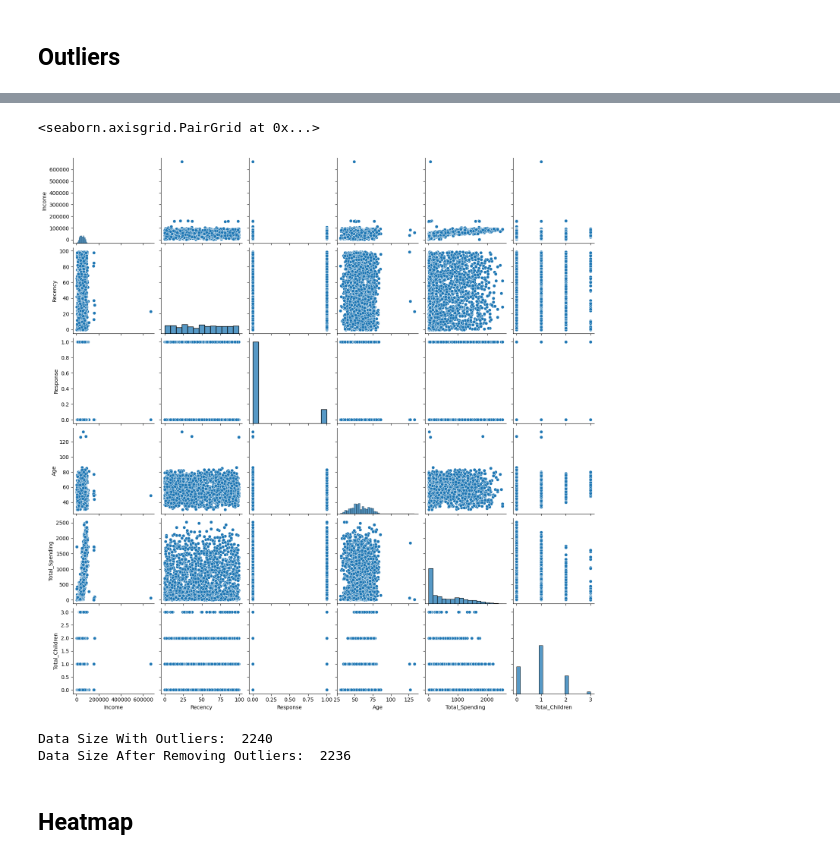
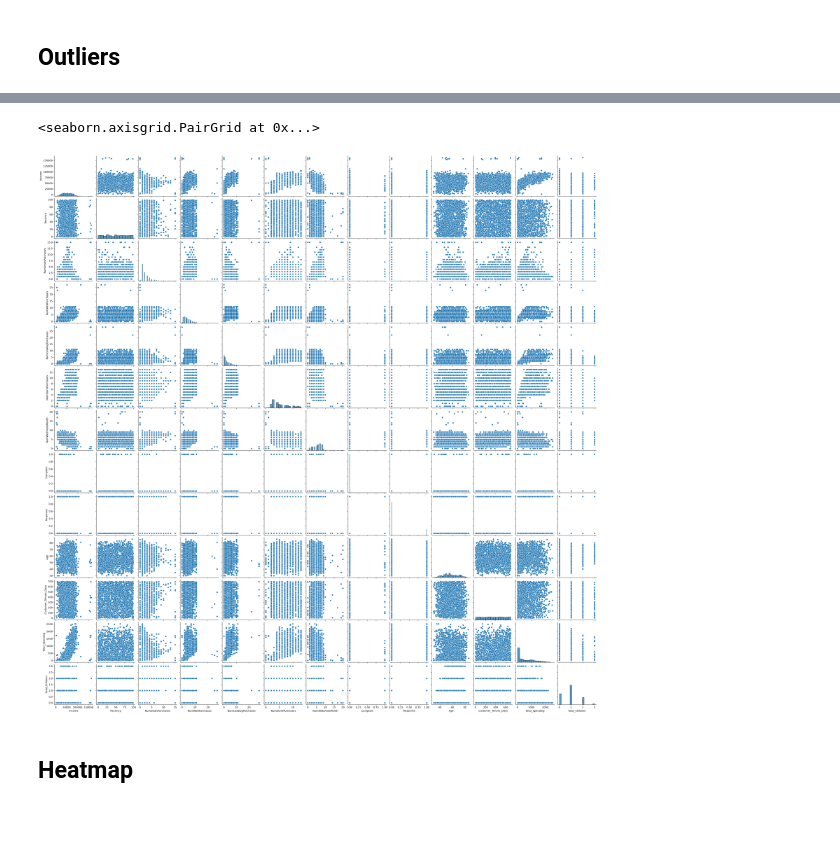
Before and after one commit to KARTHIKAKRISHNA123/seg-wise, a Jupyter notebook: notebooks/seg-wise.ipynb, the cells around one changed output, grey strips where cells are left out. Drawn from its saved outputs; the diff is of its cells as text; code cells hidden in the pictures; blank space fills up the shorter version.

Commit message:
feat: completed with cluster

```diff
--- a/notebooks/seg-wise.ipynb
+++ b/notebooks/seg-wise.ipynb
@@ -333,3 +515,43 @@ df_cleaned.head()
 | 4 | Postgraduate | 58293.0 | 94 | 5 | 5 | 3 | ... |
 # %% [markdown]
 ## Outliers
+# %%
+# ─────────────────────────────────────────────────────────────────
+# CELL 12: DROP COLUMNS + REMOVE OUTLIERS
+# ─────────────────────────────────────────────────────────────────
+
+# ── Drop replaced/irrelevant columns ──────────────────────────
+cols_to_drop = (
+    ["ID"]                                   # unique per row → zero clustering signal
+    + ["Year_Birth"]                         # replaced by Age
+    + ["Marital_Status"]                     # replaced by Living_With
+    + ["Kidhome", "Teenhome"]               # replaced by Total_Children
+    + ["Dt_Customer"]                        # replaced by Customer_Tenure_Days
+    + ["MntWines", "MntFruits",             # all 6 replaced by Total_Spending
+       "MntMeatProducts", "MntFishProducts",
+       "MntSweetProducts", "MntGoldProds"]
+)
+
+print(f"Before: {df.shape[1]} columns")
+df = df.drop(columns=cols_to_drop)
+print(f"After:  {df.shape[1]} columns")
+print(f"Kept: {list(df.columns)}")
+
+# ── Remove outliers (from pairplot analysis in Cell 7) ────────
+# Boolean masking: df[condition] keeps rows where condition=True
+# More readable and faster than row-by-row .drop()
+n_before = len(df)
+
+# Age > 90: Year_Birth < 1936 → almost certainly data entry error
+df = df[df["Age"] < CONFIG["outlier_age_limit"]]
+
+# Income > 600,000: single extreme point drags centroid far from
+# the real cluster of normal-income customers
+df = df[df["Income"] < CONFIG["outlier_income_limit"]]
+
+n_after = len(df)
+print(f"\n✅ Outliers removed: {n_before} → {n_after} rows ({n_before - n_after} removed)")
+
+# Save a reference to the cleaned (but not yet encoded) dataframe
+# We'll need this again after clustering to attach persona labels
+df_cleaned = df.copy()
@@ -336,22 +564,13 @@ df_cleaned.head()
 # %%
-cols = ["Income", "Recency", "Response", "Age", "Total_Spending", "Total_Children"]
+cols =  ['Education', 'Income', 'Recency', 'NumDealsPurchases', 'NumWebPurchases', 'NumCatalogPurchases', 'NumStorePurchases', 'NumWebVisitsMonth', 'Complain', 'Response', 'Age', 'Customer_Tenure_Days', 'Total_Spending', 'Total_Children', 'Living_With']
+
 
 #Relative Plots of Some Features - Pair Plots
 
+
 sns.pairplot(df_cleaned[cols])
 # %% [output]
 <seaborn.axisgrid.PairGrid at 0x...>
-[figure, old version]
+[figure, new version]
-# %%
-#Remove Outliers
-print("Data Size With Outliers: ", len(df_cleaned))
-
-df_cleaned = df_cleaned[(df_cleaned["Age"] < 90)]
-df_cleaned = df_cleaned[(df_cleaned["Income"] < 600_000)]
-
-print("Data Size After Removing Outliers: ", len(df_cleaned))
-# %% [output]
-Data Size With Outliers:  2240
-Data Size After Removing Outliers:  2236
 # %% [markdown]
 ## Heatmap
```
Also changed, not shown: parts of 43 cells of this notebook, 1 other file.
